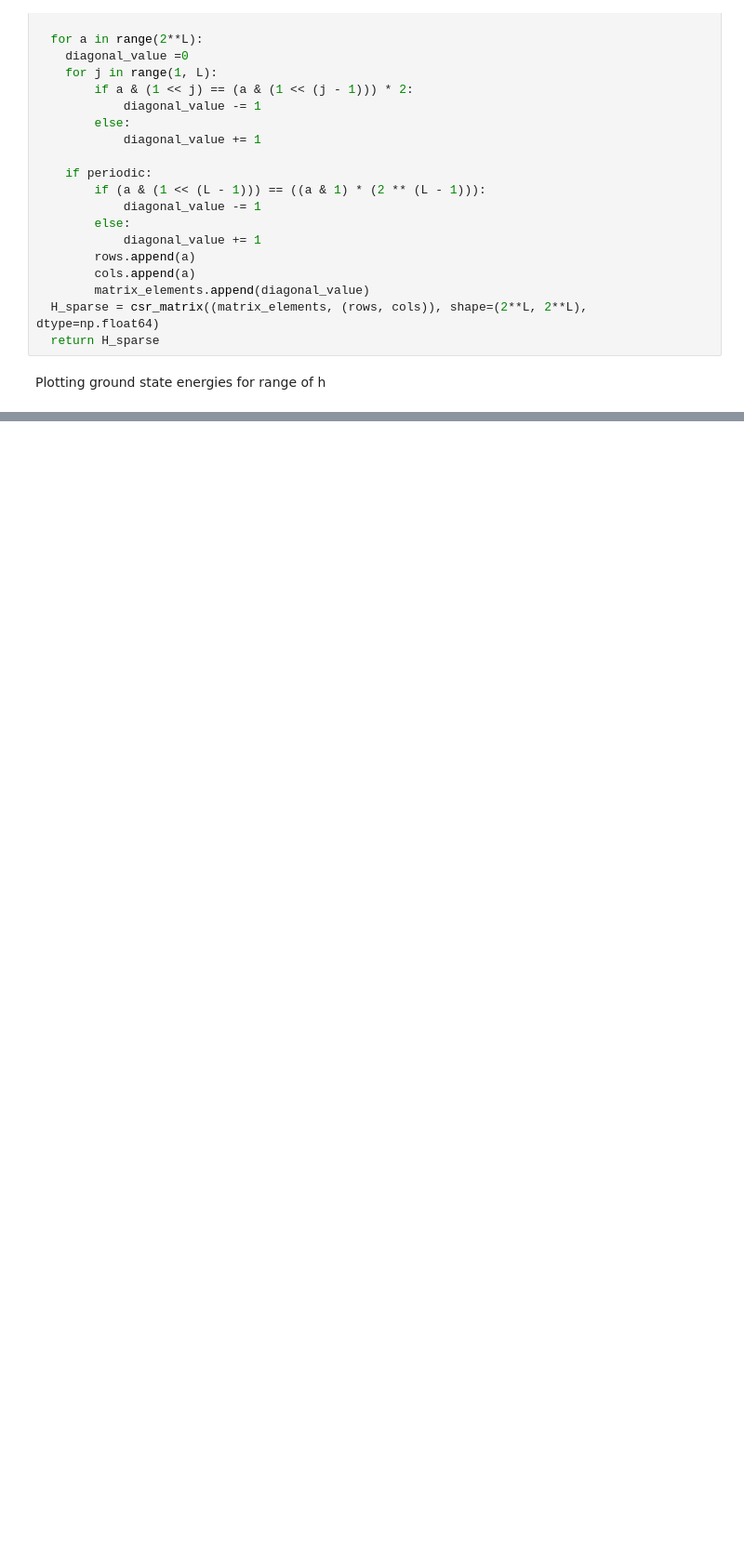
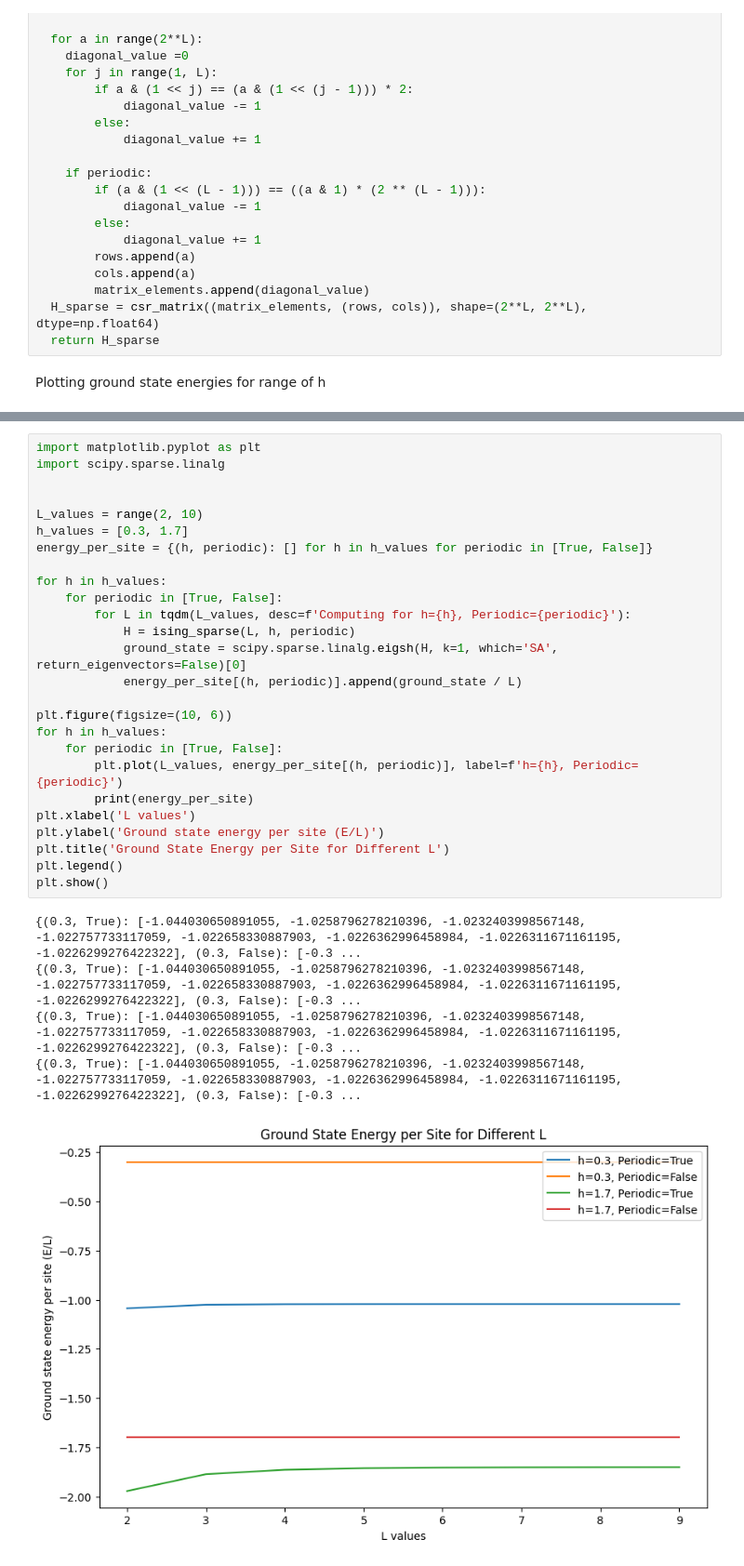
Before and after one commit to ConstantinCed/github1s, a Jupyter notebook: Assignement_1_121c.ipynb, the cells around one changed output, grey strips where cells are left out. Shown at 93% size. Cells and saved outputs as stored; diff of their text form; blank space fills up the shorter version.

```diff
--- a/Assignement_1_121c.ipynb
+++ b/Assignement_1_121c.ipynb
@@ -115,0 +141,32 @@ plt.show()
+# %%
+import matplotlib.pyplot as plt
+import scipy.sparse.linalg
+
+
+L_values = range(2, 10)
+h_values = [0.3, 1.7]
+energy_per_site = {(h, periodic): [] for h in h_values for periodic in [True, False]}
+
+for h in h_values:
+    for periodic in [True, False]:
+        for L in tqdm(L_values, desc=f'Computing for h={h}, Periodic={periodic}'):
+            H = ising_sparse(L, h, periodic)
+            ground_state = scipy.sparse.linalg.eigsh(H, k=1, which='SA', return_eigenvectors=False)[0]
+            energy_per_site[(h, periodic)].append(ground_state / L)
+
+plt.figure(figsize=(10, 6))
+for h in h_values:
+    for periodic in [True, False]:
+        plt.plot(L_values, energy_per_site[(h, periodic)], label=f'h={h}, Periodic={periodic}')
+        print(energy_per_site)
+plt.xlabel('L values')
+plt.ylabel('Ground state energy per site (E/L)')
+plt.title('Ground State Energy per Site for Different L')
+plt.legend()
+plt.show()
+# %% [output]
+{(0.3, True): [-1.044030650891055, -1.0258796278210396, -1.0232403998567148, -1.022757733117059, -1.022658330887903, -1.0226362996458984, -1.0226311671161195, -1.0226299276422322], (0.3, False): [-0.3 ...
+{(0.3, True): [-1.044030650891055, -1.0258796278210396, -1.0232403998567148, -1.022757733117059, -1.022658330887903, -1.0226362996458984, -1.0226311671161195, -1.0226299276422322], (0.3, False): [-0.3 ...
+{(0.3, True): [-1.044030650891055, -1.0258796278210396, -1.0232403998567148, -1.022757733117059, -1.022658330887903, -1.0226362996458984, -1.0226311671161195, -1.0226299276422322], (0.3, False): [-0.3 ...
+{(0.3, True): [-1.044030650891055, -1.0258796278210396, -1.0232403998567148, -1.022757733117059, -1.022658330887903, -1.0226362996458984, -1.0226311671161195, -1.0226299276422322], (0.3, False): [-0.3 ...
+[figure, added]
```
Also changed, not shown: parts of 11 cells of this notebook.
